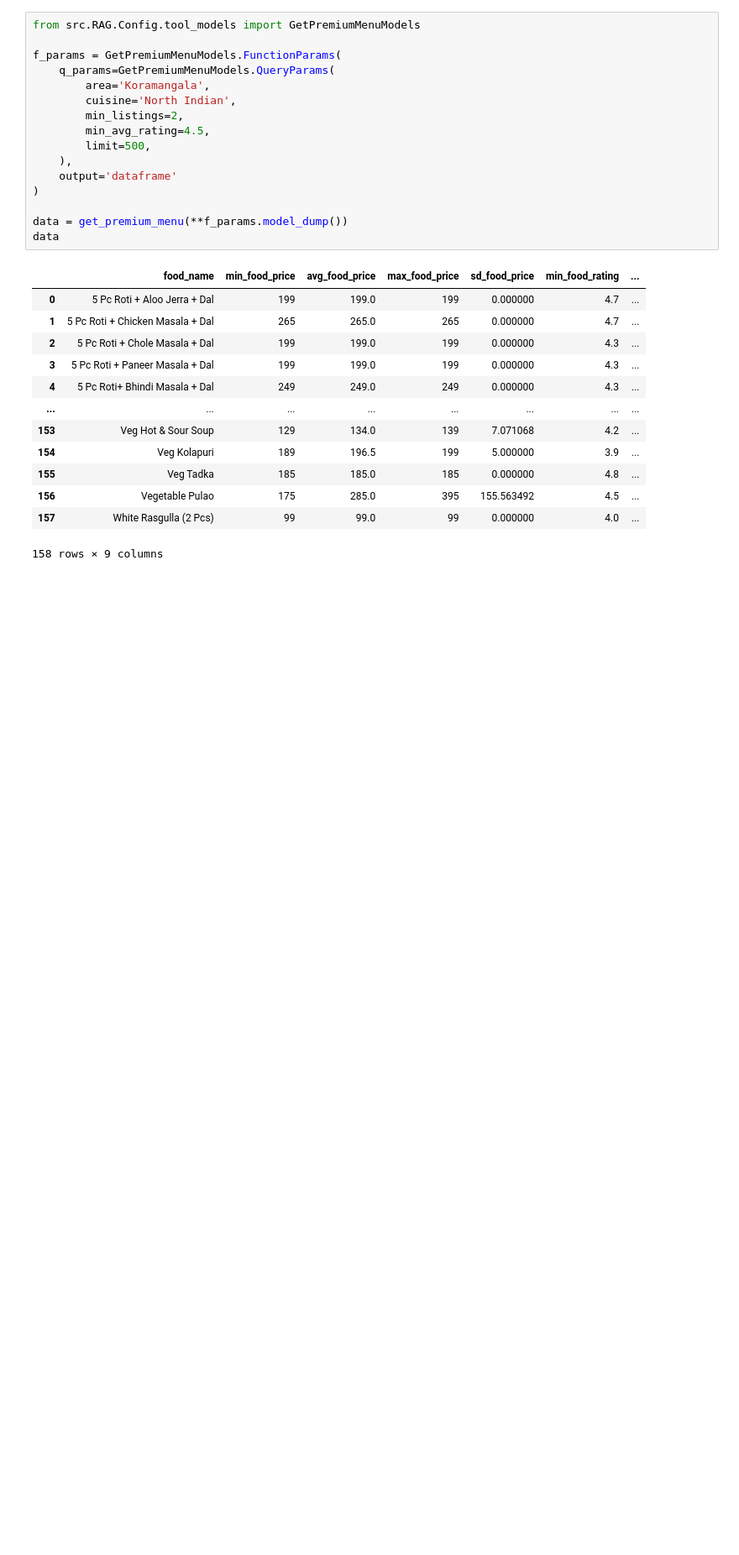
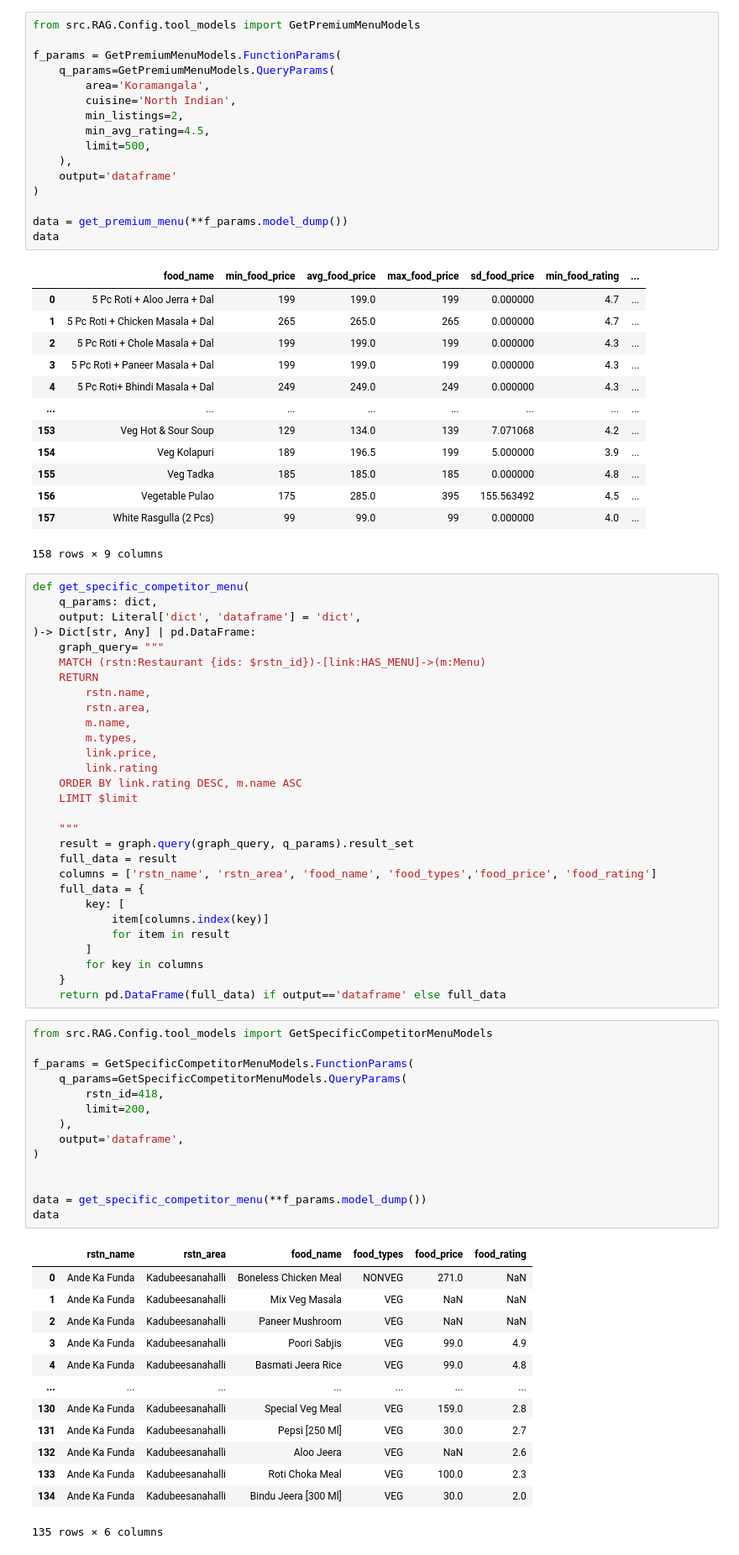
Before and after one commit to vikas-gits-good/Freelance_P-01_Cuisine-Menu-Recommendation-App, a Jupyter notebook: src/RAG/Notebook/test0.ipynb, the cells around one changed output. Shown at 84% size. Drawn from its saved outputs; the diff is of its cells as text; blank space fills up the shorter version.

Commit message:
GRAG- added get specific competitor menu

```diff
--- a/src/RAG/Notebook/test0.ipynb
+++ b/src/RAG/Notebook/test0.ipynb
@@ -565,3 +565,60 @@ data
 | 156 | Vegetable Pulao | 175 | 285.0 | 395 | 155.563492 | 4.5 | ... |
 | 157 | White Rasgulla (2 Pcs) | 99 | 99.0 | 99 | 0.000000 | 4.0 | ... |
 158 rows × 9 columns
+# %%
+def get_specific_competitor_menu(
+    q_params: dict,
+    output: Literal['dict', 'dataframe'] = 'dict',
+)-> Dict[str, Any] | pd.DataFrame:
+    graph_query= """
+    MATCH (rstn:Restaurant {ids: $rstn_id})-[link:HAS_MENU]->(m:Menu)
+    RETURN
+        rstn.name,
+        rstn.area,
+        m.name,
+        m.types,
+        link.price,
+        link.rating
+    ORDER BY link.rating DESC, m.name ASC
+    LIMIT $limit
+
+    """
+    result = graph.query(graph_query, q_params).result_set
+    full_data = result
+    columns = ['rstn_name', 'rstn_area', 'food_name', 'food_types','food_price', 'food_rating']
+    full_data = {
+        key: [
+            item[columns.index(key)]
+            for item in result
+        ]
+        for key in columns
+    }
+    return pd.DataFrame(full_data) if output=='dataframe' else full_data
+# %%
+from src.RAG.Config.tool_models import GetSpecificCompetitorMenuModels
+
+f_params = GetSpecificCompetitorMenuModels.FunctionParams(
+    q_params=GetSpecificCompetitorMenuModels.QueryParams(
+        rstn_id=418,
+        limit=200,
+    ),
+    output='dataframe',
+)
+
+
+data = get_specific_competitor_menu(**f_params.model_dump())
+data
+# %% [output]
+|  | rstn_name | rstn_area | food_name | food_types | food_price | food_rating |
+| 0 | Ande Ka Funda | Kadubeesanahalli | Boneless Chicken Meal | NONVEG | 271.0 | NaN |
+| 1 | Ande Ka Funda | Kadubeesanahalli | Mix Veg Masala | VEG | NaN | NaN |
+| 2 | Ande Ka Funda | Kadubeesanahalli | Paneer Mushroom | VEG | NaN | NaN |
+| 3 | Ande Ka Funda | Kadubeesanahalli | Poori Sabjis | VEG | 99.0 | 4.9 |
+| 4 | Ande Ka Funda | Kadubeesanahalli | Basmati Jeera Rice | VEG | 99.0 | 4.8 |
+| ... | ... | ... | ... | ... | ... | ... |
+| 130 | Ande Ka Funda | Kadubeesanahalli | Special Veg Meal | VEG | 159.0 | 2.8 |
+| 131 | Ande Ka Funda | Kadubeesanahalli | Pepsi [250 Ml] | VEG | 30.0 | 2.7 |
+| 132 | Ande Ka Funda | Kadubeesanahalli | Aloo Jeera | VEG | NaN | 2.6 |
+| 133 | Ande Ka Funda | Kadubeesanahalli | Roti Choka Meal | VEG | 100.0 | 2.3 |
+| 134 | Ande Ka Funda | Kadubeesanahalli | Bindu Jeera [300 Ml] | VEG | 30.0 | 2.0 |
+135 rows × 6 columns
```
Also changed, not shown: parts of 2 cells of this notebook, 1 other file.
